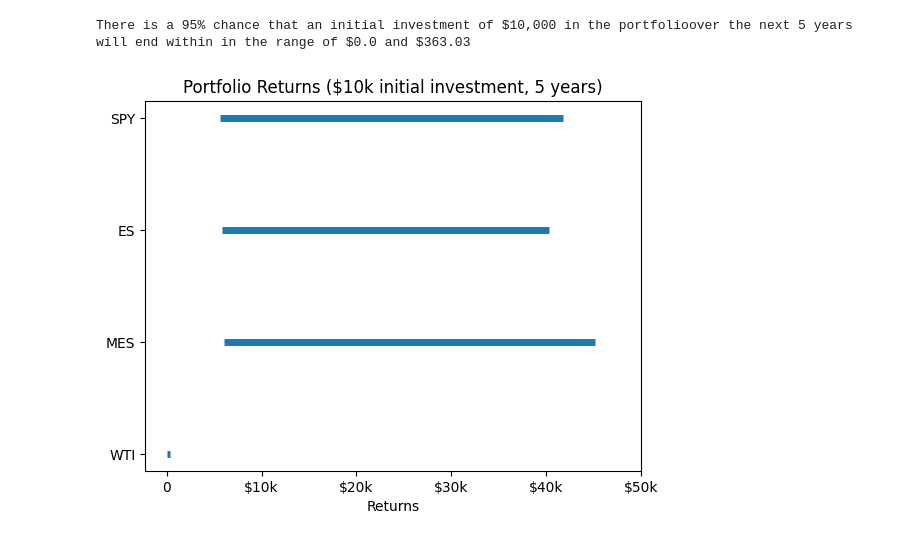
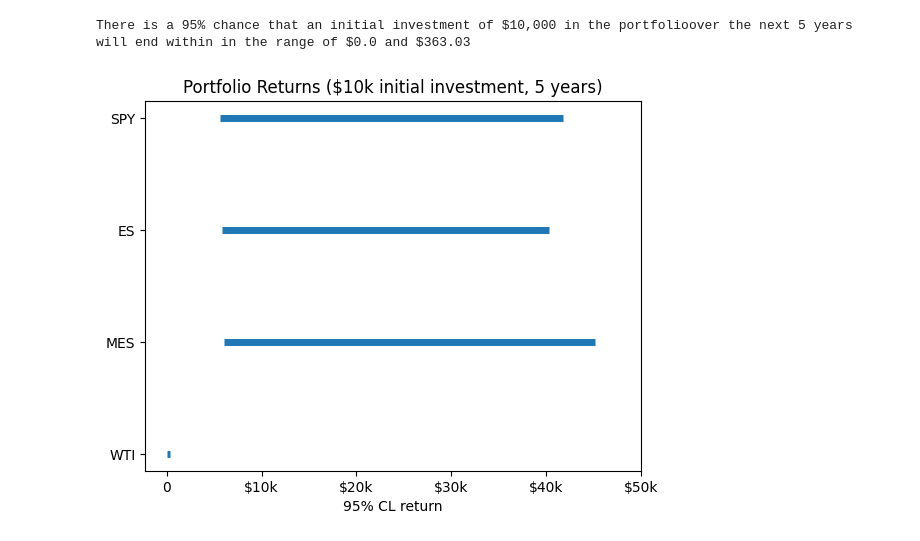
Before and after one commit to tingjun-yang/SP-Arbitrage, a Jupyter notebook: MCSimulation.ipynb, the cells around one changed output. Drawn from its saved outputs; the diff is of its cells as text; code cells hidden in the pictures.

Commit message:
Update figure title.

```diff
--- a/MCSimulation.ipynb
+++ b/MCSimulation.ipynb
@@ -512,16 +512,16 @@ There is a 95% chance that an initial investment of $10,000 in the portfolioover
 # %%
 import matplotlib.pyplot as plt
 fig, ax = plt.subplots()
 ax.hlines(y = 4, xmin = ci_lower_SPY, xmax = ci_upper_SPY, linewidth=5)
 ax.hlines(y = 3, xmin = ci_lower_ES, xmax = ci_upper_ES, linewidth=5)
 ax.hlines(y = 2, xmin = ci_lower_MES, xmax = ci_upper_MES, linewidth=5)
 ax.hlines(y = 1, xmin = ci_lower_WTI, xmax = ci_upper_WTI, linewidth=5)
 ax.set_yticks([4,3,2,1])
 ax.set_yticklabels(['SPY','ES', 'MES','WTI'])
 ax.set_xticks([0,10000,20000,30000,40000,50000])
 ax.set_xticklabels(['0', '$10k', '$20k', '$30k', '$40k', '$50k'])
 plt.title('Portfolio Returns ($10k initial investment, 5 years)')
-plt.xlabel('Returns')
+plt.xlabel('95% CL return')
 plt.savefig('images/returns.png', bbox_inches='tight')
 # %% [output]
-[figure, old version]
+[figure, new version]
```
Also changed, not shown: 1 other file.
